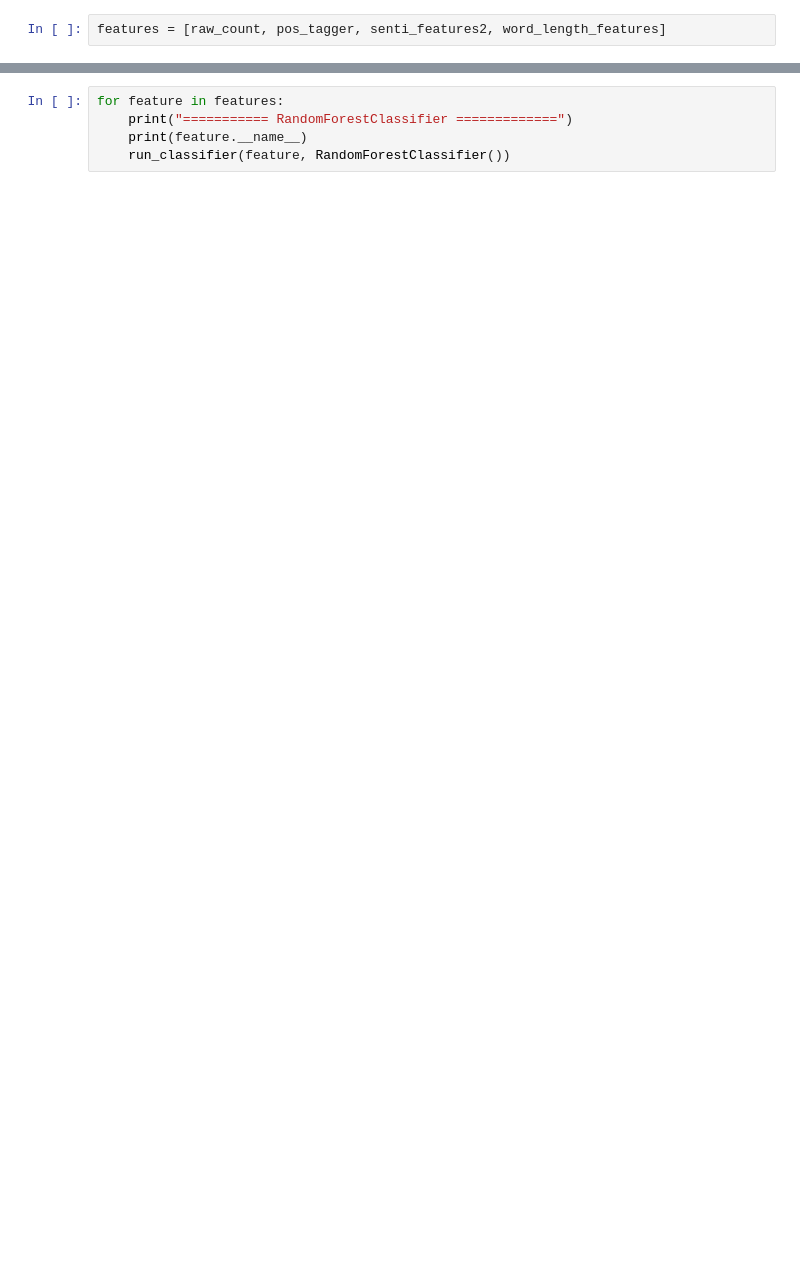
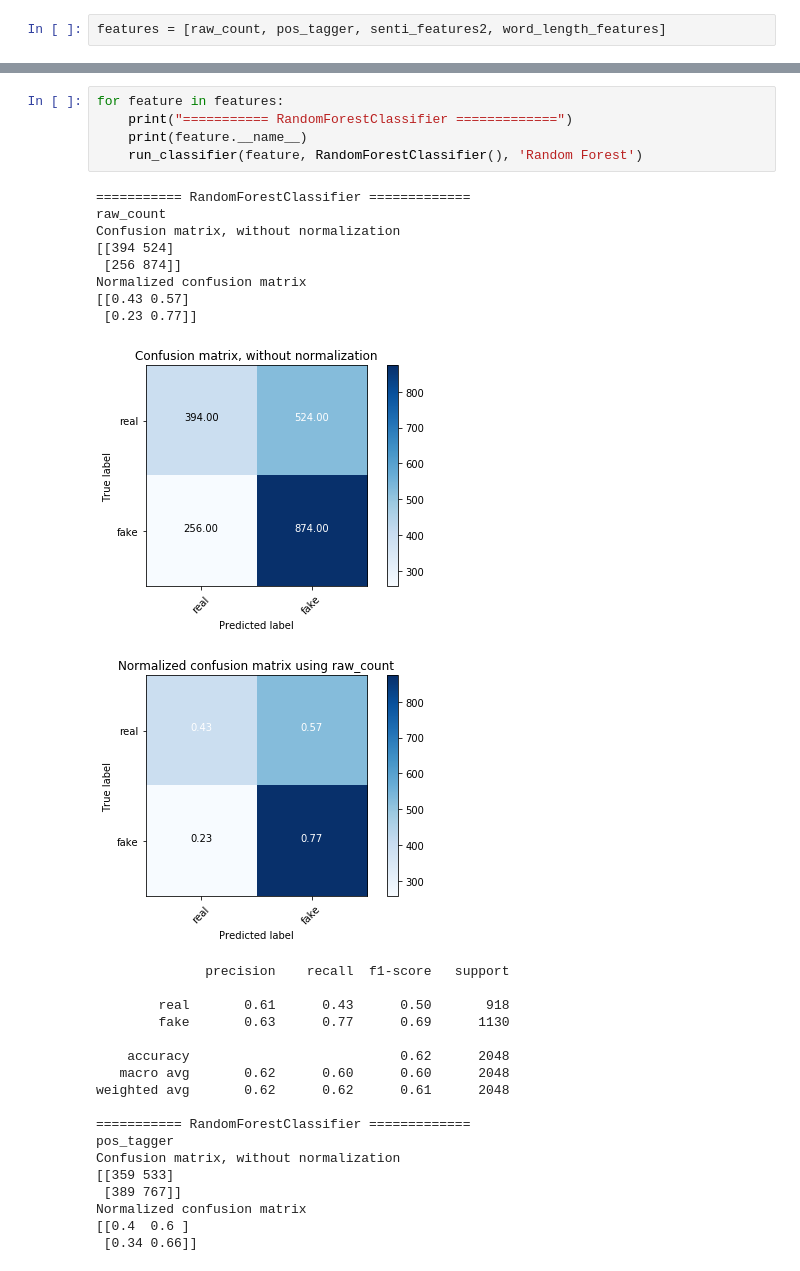
Before and after one commit to RuiyuZ/Fake-News-Detection, a Jupyter notebook: classifier.ipynb, the cells around one changed output, grey strips where cells are left out. Drawn from its saved outputs; the diff is of its cells as text; blank space fills up the shorter version.

```diff
--- a/classifier.ipynb
+++ b/classifier.ipynb
@@ -195,5 +316,33 @@ for feature in features:
 # %%
 for feature in features:
     print("=========== RandomForestClassifier =============")
     print(feature.__name__)
-    run_classifier(feature, RandomForestClassifier())
+    run_classifier(feature, RandomForestClassifier(), 'Random Forest')
+# %% [output]
+=========== RandomForestClassifier =============
+raw_count
+Confusion matrix, without normalization
+[[394 524]
+ [256 874]]
+Normalized confusion matrix
+[[0.43 0.57]
+ [0.23 0.77]]
+[figure, added]
+[figure, added]
+              precision    recall  f1-score   support
+
+        real       0.61      0.43      0.50       918
+        fake       0.63      0.77      0.69      1130
+
+    accuracy                           0.62      2048
+   macro avg       0.62      0.60      0.60      2048
+weighted avg       0.62      0.62      0.61      2048
+
+=========== RandomForestClassifier =============
+pos_tagger
+Confusion matrix, without normalization
+[[359 533]
+ [389 767]]
+Normalized confusion matrix
+[[0.4  0.6 ]
+ [0.34 0.66]]
```
Also changed, not shown: parts of 8 cells of this notebook.
